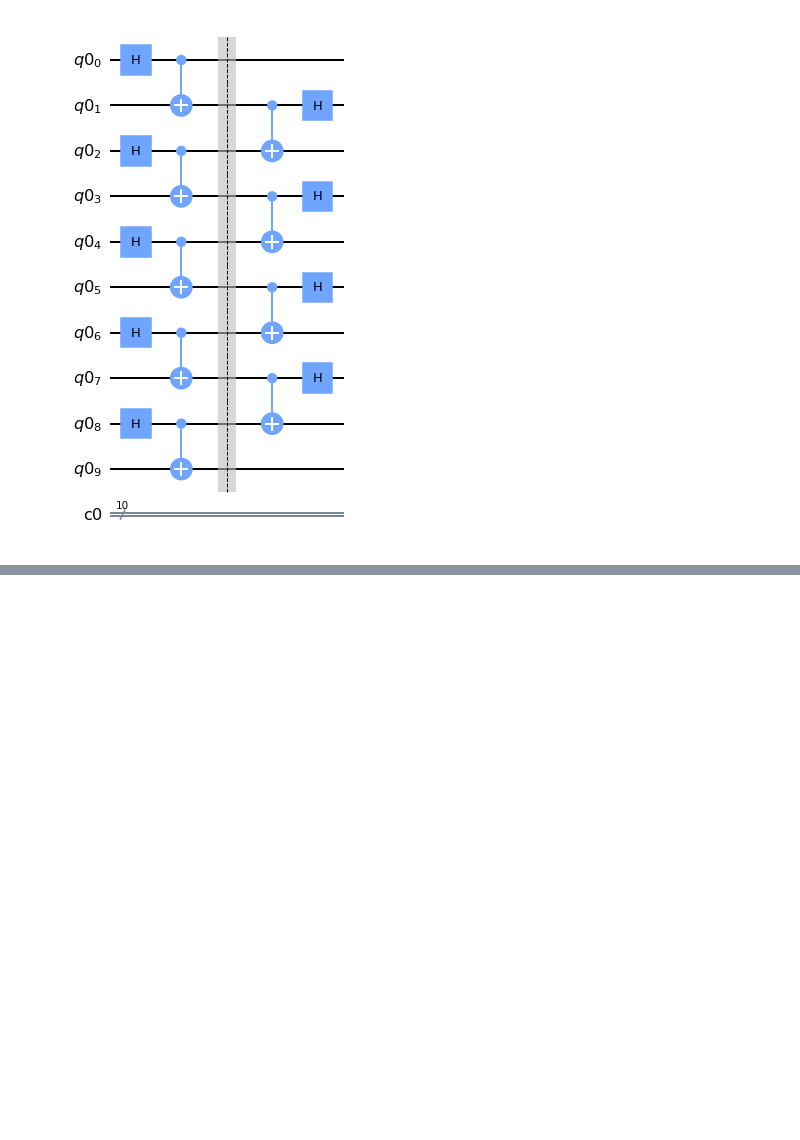
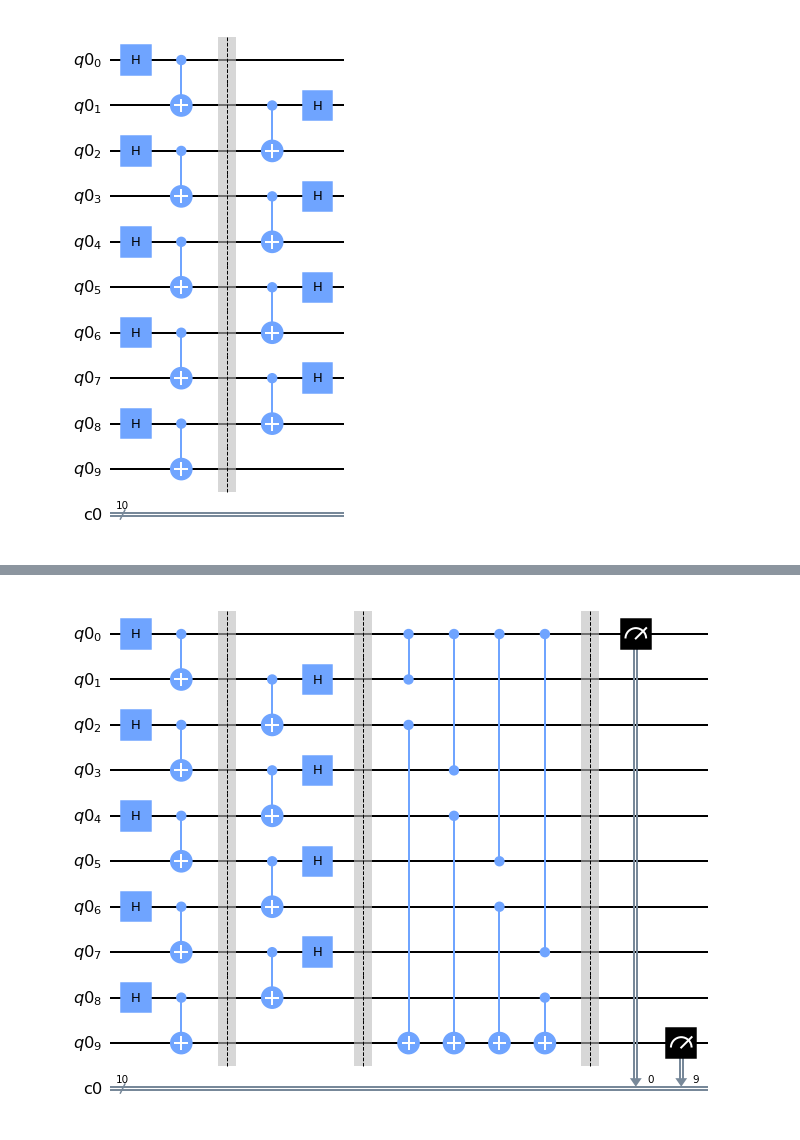
Before and after one commit to anuiRin/2021_Quantum_Hackathon, a Jupyter notebook: Entanglement_Swapping_Protocol_10Qubit.ipynb, the cells around one changed output, grey strips where cells are left out. Saved outputs shown, nothing was run; the diff lists cells and outputs as text; code cells hidden in the pictures; blank space fills up the shorter version.

```diff
--- a/Entanglement_Swapping_Protocol_10Qubit.ipynb
+++ b/Entanglement_Swapping_Protocol_10Qubit.ipynb
@@ -53,6 +48,9 @@ qc.draw(output='mpl')
 # %%
 qc.barrier()
 measure_pair(qc, 0, 9)
+qc.draw(output='mpl')
+# %% [output]
+[figure, added]
 # %%
 simulator = Aer.get_backend('qasm_simulator')
 result = execute(qc, backend=simulator).result()
```
Also changed, not shown: parts of 11 cells of this notebook.
